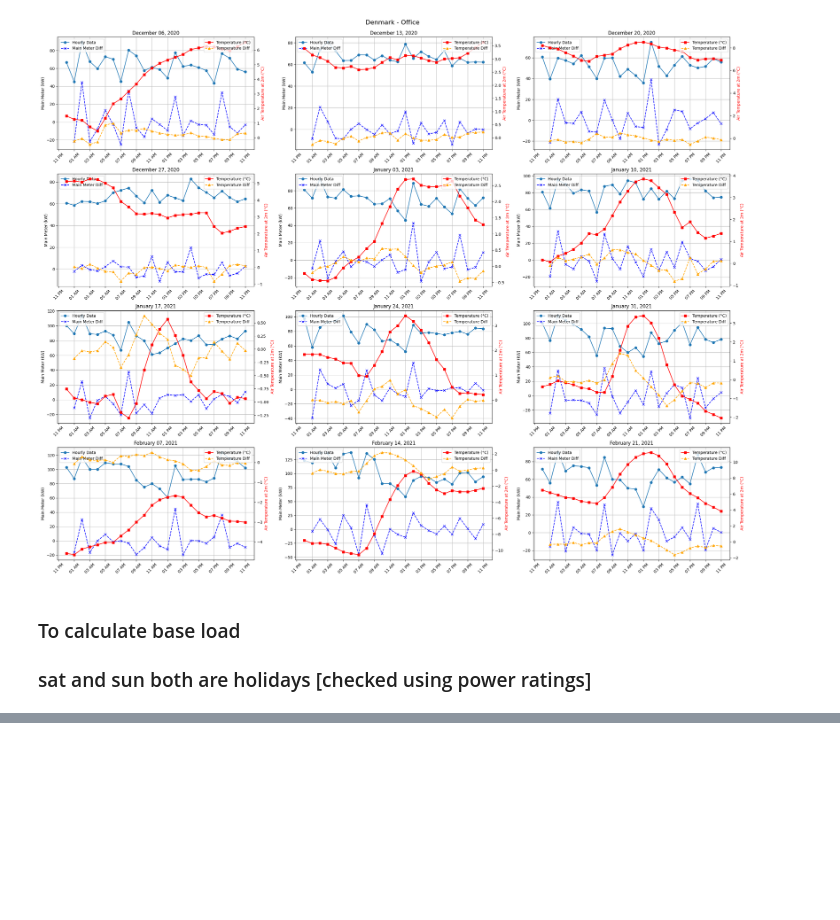
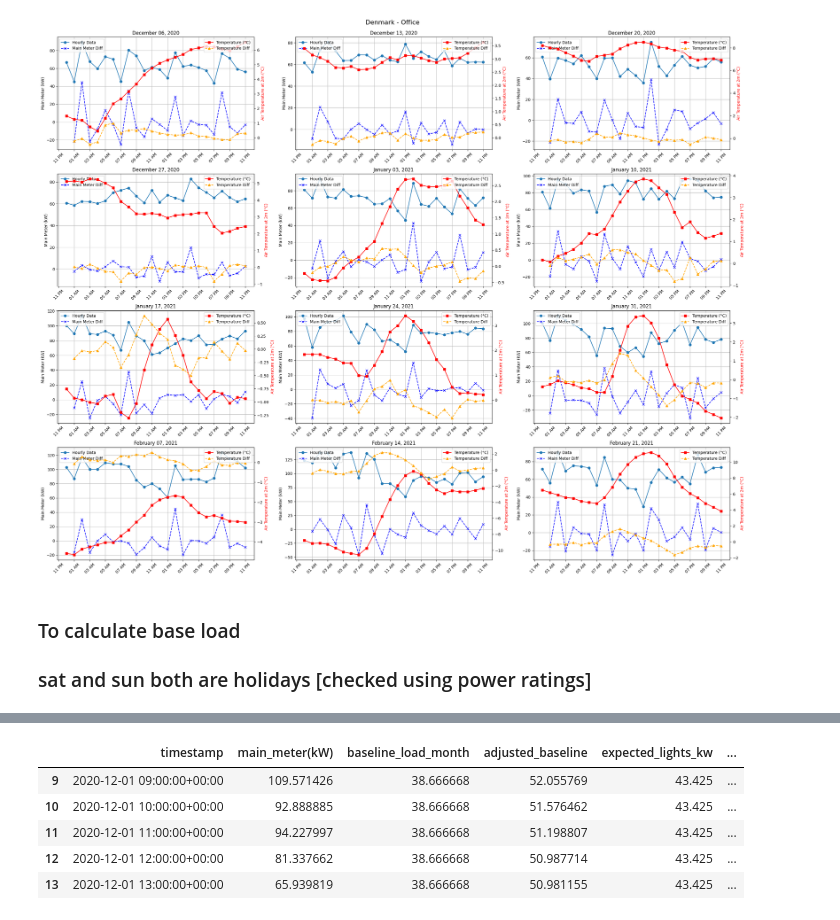
Before and after one commit to tenseisoham/payday, a Jupyter notebook: code/eda_den_L03_B02.ipynb, the cells around one changed output, grey strips where cells are left out. Saved outputs shown, nothing was run; the diff lists cells and outputs as text; code cells hidden in the pictures; blank space fills up the shorter version.

```diff
--- a/code/eda_den_L03_B02.ipynb
+++ b/code/eda_den_L03_B02.ipynb
@@ -234,0 +342,47 @@ top_10_min_ratings
+# %%
+import pandas as pd
+
+# Constants
+area = 8685  # area in square meters
+base_temperature = 18  # base temperature in °C (common threshold for heating needs)
+
+# Consumption rates (in kW per square meter)
+lighting_kw_per_sqm = 0.005  # kW/m^2 (based on 15 W/m^2)
+equipment_kw_per_sqm = 0.002  # kW/m^2 (based on 25 W/m^2)
+
+# Calculate total lighting and equipment consumption for the area
+total_lighting_kw = lighting_kw_per_sqm * area  # Lights on from 9 AM to 9 PM
+total_equipment_kw = equipment_kw_per_sqm * area  # Equipment on from 9 AM to 6 PM
+
+# Assuming df_weather has columns 'timestamp' and 'air_temperature_at_2m(deg_C)'
+df_weather['timestamp'] = pd.to_datetime(df_weather['timestamp'])
+
+# Merge power consumption data (df_1h) with weather data (df_weather)
+df_merged = pd.merge(df_1h, df_weather, on='timestamp', how='inner')
+
+# Filter the DataFrame for office hours
+df_merged['hour'] = df_merged['timestamp'].dt.hour
+df_office_hours = df_merged[(df_merged['hour'] >= 9) & (df_merged['hour'] < 21)]  # 9 AM to 9 PM for lights
+df_office_hours['lights_on'] = df_office_hours['hour'] < 21  # Lights on until 9 PM
+df_office_hours['equipment_on'] = df_office_hours['hour'] < 18  # Equipment on until 6 PM
+
+# Calculate the expected power consumption from lights and equipment
+df_office_hours['expected_lights_kw'] = df_office_hours['lights_on'] * total_lighting_kw
+df_office_hours['expected_equipment_kw'] = df_office_hours['equipment_on'] * total_equipment_kw
+
+# Calculate temperature-adjusted baseline load (assuming a linear relationship between temperature and heating)
+df_office_hours['temp_adjustment'] = (base_temperature - df_office_hours['air_temperature_at_2m(deg_C)']).clip(lower=0)
+df_office_hours['adjusted_baseline'] = df_office_hours['baseline_load_month'] + df_office_hours['temp_adjustment']
+
+# Calculate the heating component considering temperature
+df_office_hours['heating_kw'] = df_office_hours['main_meter(kW)'] - df_office_hours['adjusted_baseline'] - df_office_hours['expected_lights_kw'] - df_office_hours['expected_equipment_kw']
+
+# Display the results
+df_office_hours[['timestamp', 'main_meter(kW)', 'baseline_load_month', 'adjusted_baseline', 'expected_lights_kw', 'expected_equipment_kw', 'heating_kw']].head()
+# %% [output]
+|  | timestamp | main_meter(kW) | baseline_load_month | adjusted_baseline | expected_lights_kw | ... |
+| 9 | 2020-12-01 09:00:00+00:00 | 109.571426 | 38.666668 | 52.055769 | 43.425 | ... |
+| 10 | 2020-12-01 10:00:00+00:00 | 92.888885 | 38.666668 | 51.576462 | 43.425 | ... |
+| 11 | 2020-12-01 11:00:00+00:00 | 94.227997 | 38.666668 | 51.198807 | 43.425 | ... |
+| 12 | 2020-12-01 12:00:00+00:00 | 81.337662 | 38.666668 | 50.987714 | 43.425 | ... |
+| 13 | 2020-12-01 13:00:00+00:00 | 65.939819 | 38.666668 | 50.981155 | 43.425 | ... |
```
Also changed, not shown: parts of 8 cells of this notebook, 2 other files.
